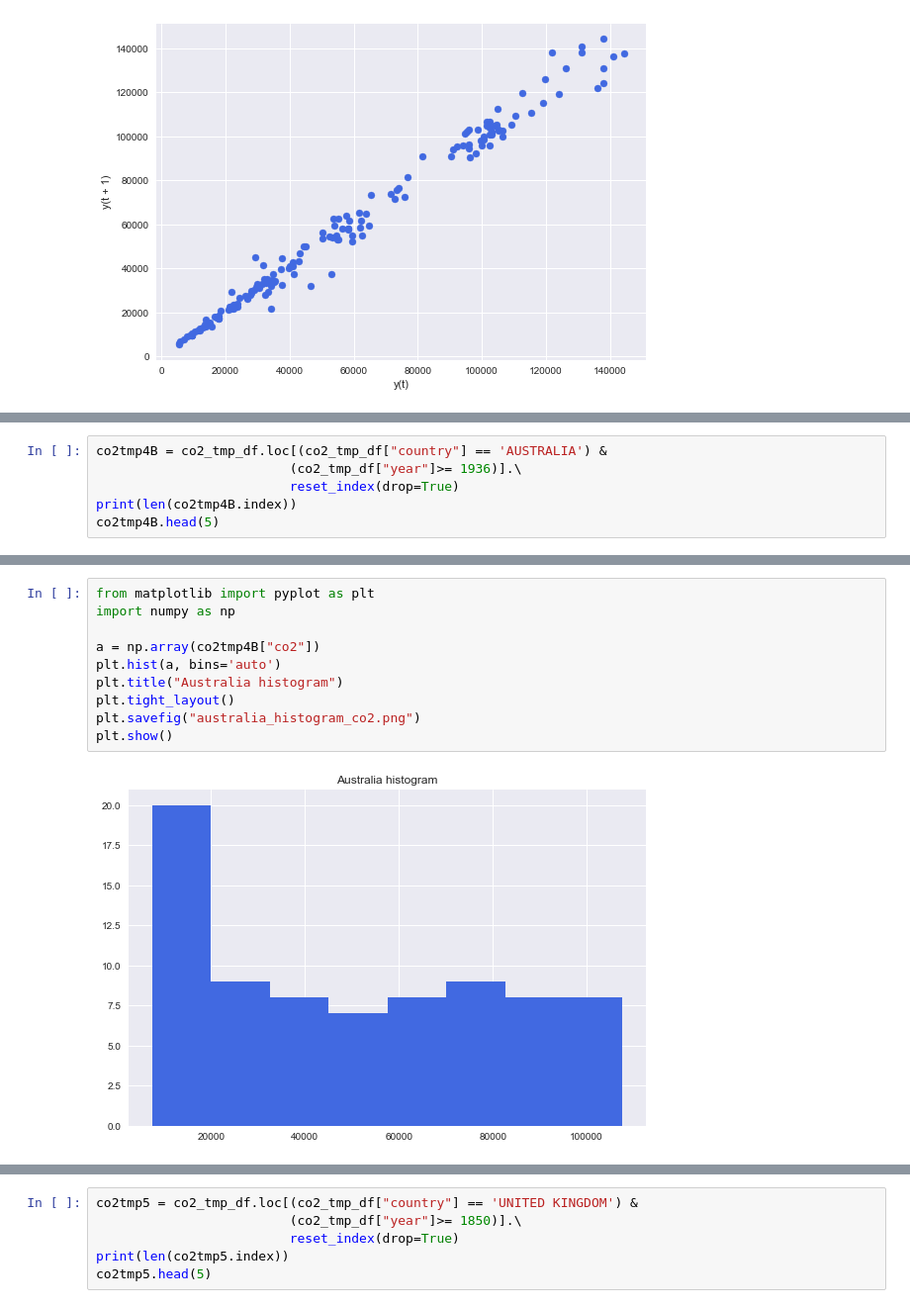
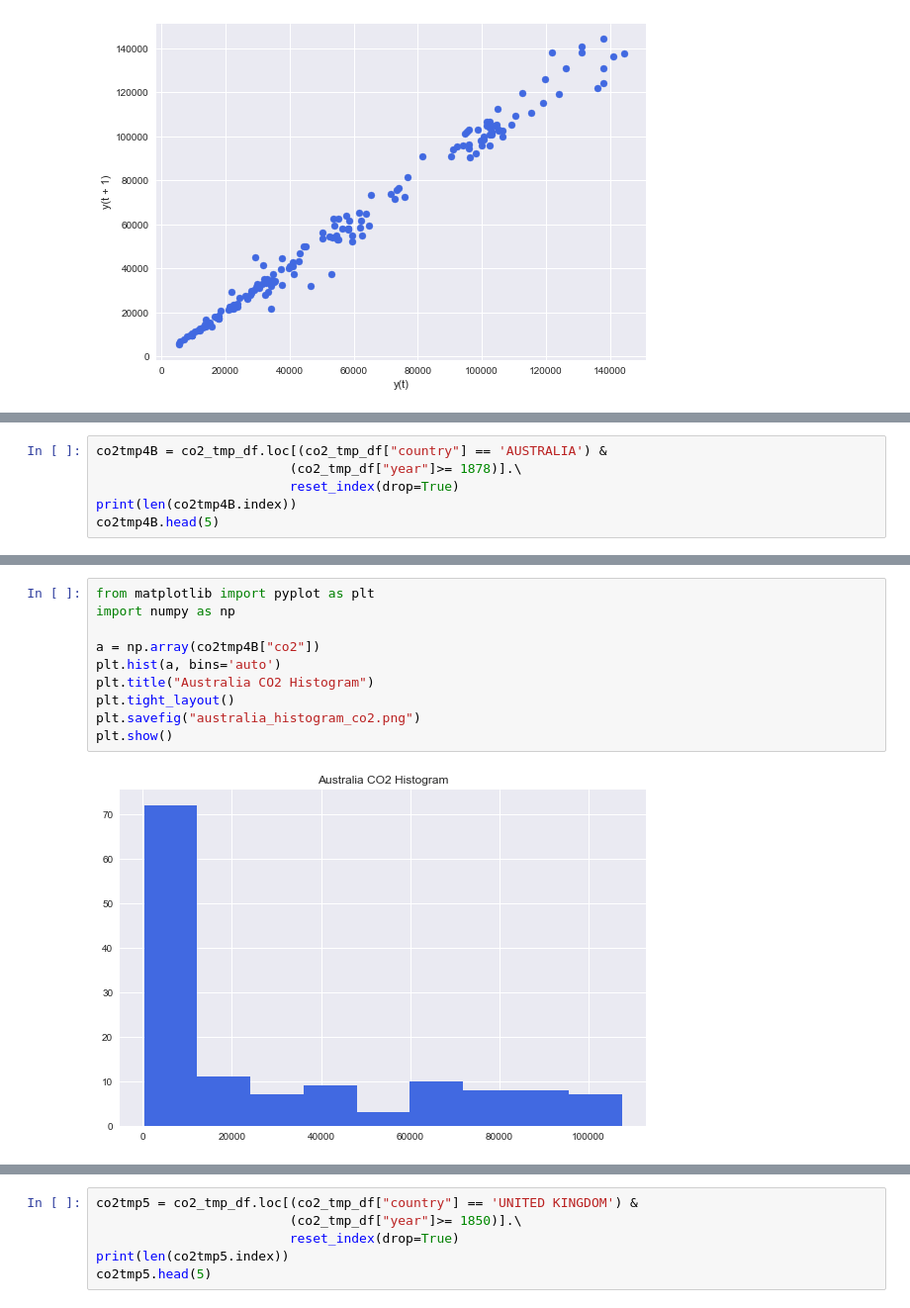
Before and after one commit to chrisg4github/Project-GW, a Jupyter notebook: GW_Plotting/CO2-Clean-Correlations/GW_Corr_Yearly_Tmp_co2.ipynb, the cells around one changed output, grey strips where cells are left out. Shown at 99% size. Drawn from its saved outputs; the diff is of its cells as text.

```diff
--- a/GW_Plotting/CO2-Clean-Correlations/GW_Corr_Yearly_Tmp_co2.ipynb
+++ b/GW_Plotting/CO2-Clean-Correlations/GW_Corr_Yearly_Tmp_co2.ipynb
@@ -421,6 +421,6 @@ plt.show()
 # %%
 co2tmp4B = co2_tmp_df.loc[(co2_tmp_df["country"] == 'AUSTRALIA') &
-                         (co2_tmp_df["year"]>= 1936)].\
+                         (co2_tmp_df["year"]>= 1878)].\
                          reset_index(drop=True)
 print(len(co2tmp4B.index))
 co2tmp4B.head(5)
@@ -468,15 +468,15 @@ plt.show()
 # %%
 from matplotlib import pyplot as plt
 import numpy as np
 
 a = np.array(co2tmp4B["co2"])
 plt.hist(a, bins='auto')
-plt.title("Australia histogram")
+plt.title("Australia CO2 Histogram")
 plt.tight_layout()
 plt.savefig("australia_histogram_co2.png")
 plt.show()
 # %% [output]
-[figure, old version]
+[figure, new version]
 # %%
 # https://seaborn.pydata.org/generated/seaborn.regplot.html
 # import seaborn as sns; sns.set(color_codes=True)
```
Also changed, not shown: parts of 22 cells of this notebook, 41 other files.
